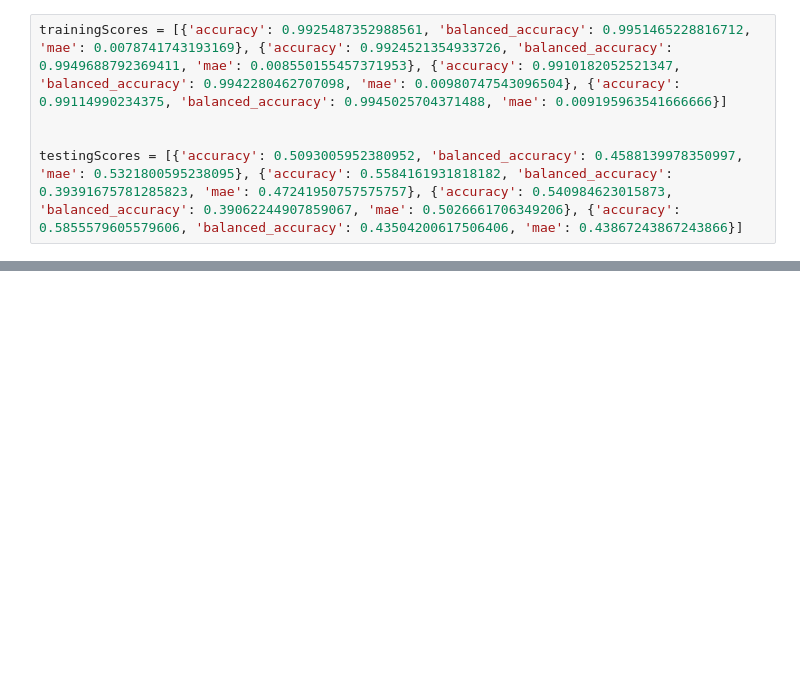
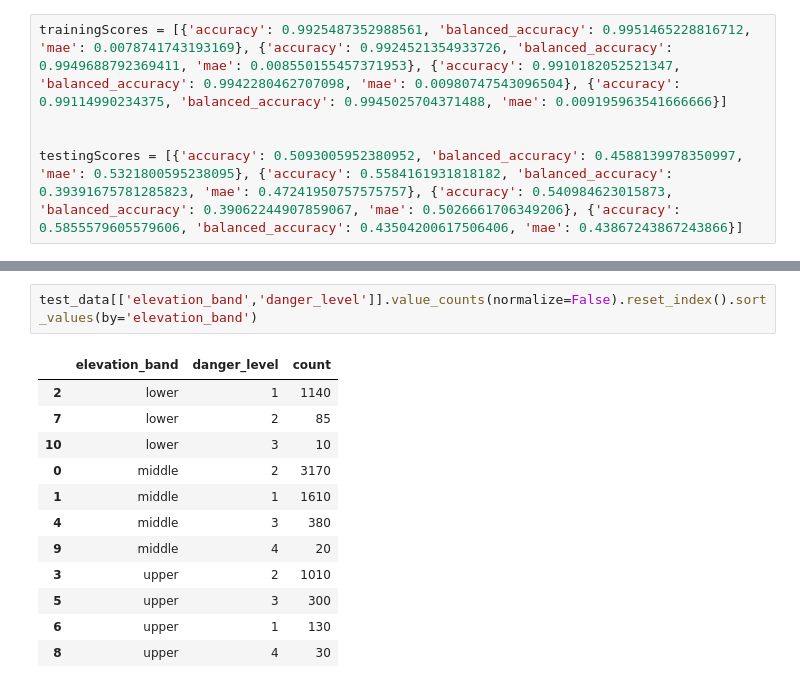
Before and after one commit to CanFam23/avy-forecasting, a Jupyter notebook: notebooks/model/ordinal.ipynb, the cells around one changed output, grey strips where cells are left out. Drawn from its saved outputs; the diff is of its cells as text; blank space fills up the shorter version.

```diff
--- a/notebooks/model/ordinal.ipynb
+++ b/notebooks/model/ordinal.ipynb
@@ -200,0 +265,15 @@ MAE: 0.7235256816740647
+# %%
+test_data[['elevation_band','danger_level']].value_counts(normalize=False).reset_index().sort_values(by='elevation_band')
+# %% [output]
+|  | elevation_band | danger_level | count |
+| 2 | lower | 1 | 1140 |
+| 7 | lower | 2 | 85 |
+| 10 | lower | 3 | 10 |
+| 0 | middle | 2 | 3170 |
+| 1 | middle | 1 | 1610 |
+| 4 | middle | 3 | 380 |
+| 9 | middle | 4 | 20 |
+| 3 | upper | 2 | 1010 |
+| 5 | upper | 3 | 300 |
+| 6 | upper | 1 | 130 |
+| 8 | upper | 4 | 30 |
```
Also changed, not shown: parts of 11 cells of this notebook, 1 other file.
